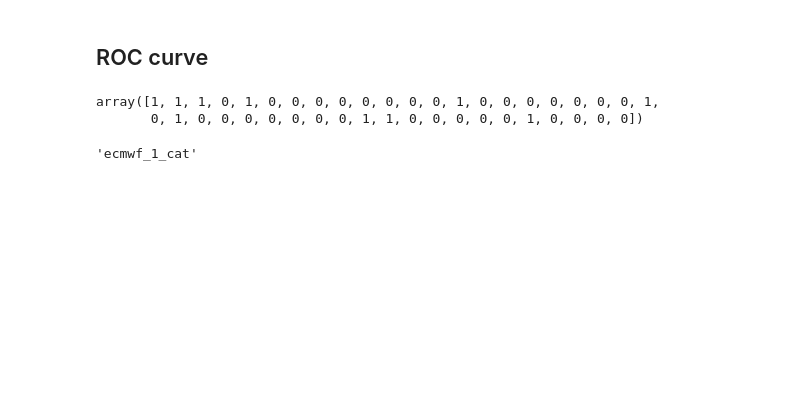
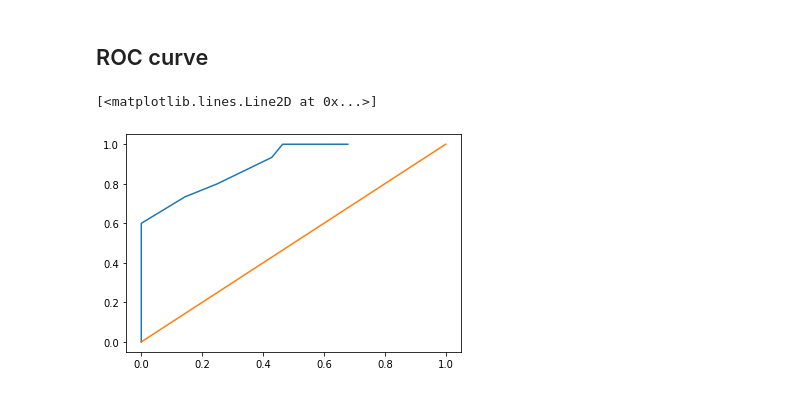
Before and after one commit to jumin94/MPE_CDT_2021, a Jupyter notebook: exploratory_analysis.ipynb, the cells around one changed output. Saved outputs shown, nothing was run; the diff lists cells and outputs as text; code cells hidden in the pictures; blank space fills up the shorter version.

```diff
--- a/exploratory_analysis.ipynb
+++ b/exploratory_analysis.ipynb
@@ -206,0 +247,42 @@ false alarm rate above normal:  0.06666666666666667
+# %%
+N = 9 #Ensemble members
+def categorization_threshold(df,N,thresh):
+    terciles = df['obs'].quantile([0.33,0.66]).values
+    categories = np.where(df['obs'] <= terciles[0],1,0)*(-1) + np.where(df['obs'] >= terciles[1],1,0)
+    df['obs_cat'] = categories
+    for i in range(N):
+        categories = np.where(df['AN'] < thresh,1,0)*(-1) + np.where(df['AN'] > thresh,1,0)
+        df[str(thresh)] = categories
+
+    return df
+
+def cont_table(obs,sim):
+    """Returns a contingency table
+
+
+    input: obs, sim must be arrays where -1 indicates below normal (BN),
+                                          1 indicates above normal (AN) and
+                                          0 indicates normal (N)
+    returns: contingency table with [# (obs AN & forecast AN), # (obs AN & forecast non-AN), #obs AN
+                                    # (obs non-AN & forecast AN), # (non-obs AN & forecast non-AN), #obs non-AN]"""
+    cont_table = [[np.sum(np.where((obs > 0) & (sim > 0),1,0)),
+              np.sum(np.where((obs > 0) & (sim <=0),1,0)),
+              np.sum(np.where(obs > 0,1,0))],
+              [np.sum(np.where((obs <= 0) & (sim > 0),1,0)),
+              np.sum(np.where((obs <= 0) & (sim <= 0),1,0)),
+              np.sum(np.where(obs <= 0,1,0))]]
+    return np.array(cont_table)
+# %%
+t = 1
+n = 9
+hit_rate = []; fa_rate = []
+bins = np.array([0,1/10,2/10,3/10,4/10,5/10,6/10,7/10,8/10,9/10,1])
+for t in bins:
+    cats_mf_prob = categorization_threshold(df_mf_prob,n,t)
+    cats_mf_prob_table = cont_table(cats_mf_prob['obs_cat'],cats_mf_prob[str(t)])
+    hit_rate.append( cats_mf_prob_table[0,0]/(cats_mf_prob_table[0,2]))
+    fa_rate.append(cats_mf_prob_table[1,0]/(cats_mf_prob_table[1,2]))
+
+print(cats_mf_prob_table)
+print('hit rate above normal: ' , cats_mf_prob_table[0,0]/(cats_mf_prob_table[0,2]))
+print('false alarm rate above normal: ' , cats_mf_prob_table[1,0]/(cats_mf_prob_table[1,2]))
@@ -207,11 +308,8 @@ false alarm rate above normal:  0.06666666666666667
 # %% [markdown]
 ## ROC curve
-# %%
-np.where(df.iloc[:,1] >= terciles[0],1,0)
-# %% [output]
-array([1, 1, 1, 0, 1, 0, 0, 0, 0, 0, 0, 0, 0, 1, 0, 0, 0, 0, 0, 0, 0, 1,
-       0, 1, 0, 0, 0, 0, 0, 0, 0, 1, 1, 0, 0, 0, 0, 0, 1, 0, 0, 0, 0])
-# %%
-df.columns[1]+'_cat']
-# %% [output]
-'ecmwf_1_cat'
+# %%
+plt.plot(np.array(fa_rate),np.array(hit_rate))
+plt.plot(np.array([0,1]),np.array([0,1]))
+# %% [output]
+[<matplotlib.lines.Line2D at 0x...>]
+[figure, added]
```
Also changed, not shown: parts of 7 cells of this notebook.
